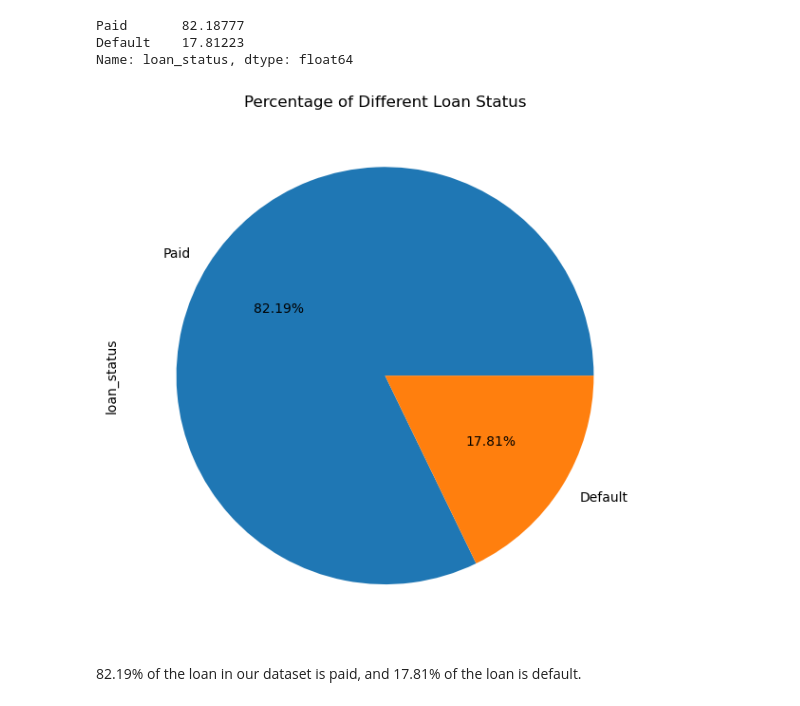
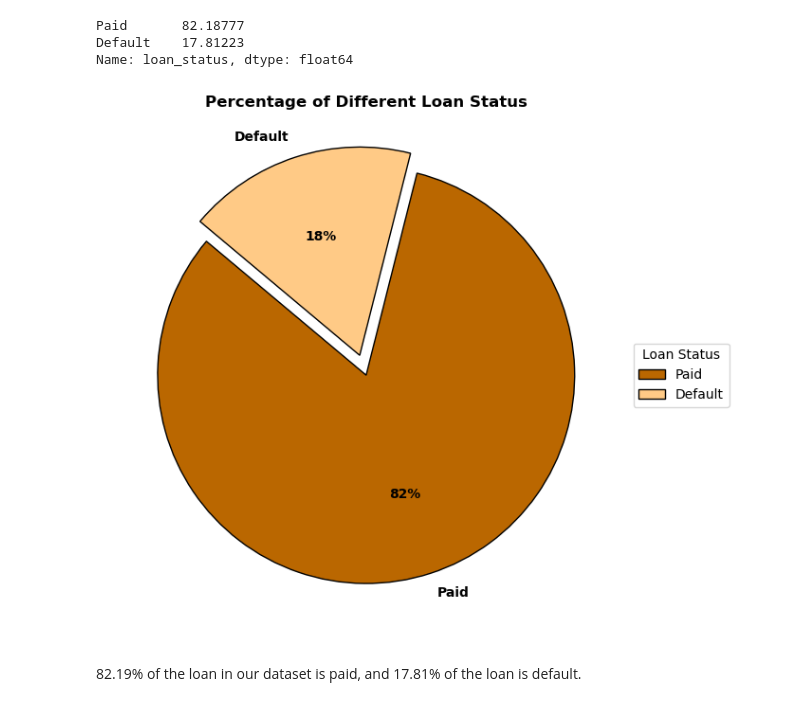
Before and after one commit to rachellliao/loan-default-prediction, a Jupyter notebook: 2. EDA.ipynb, the cells around one changed output. Drawn from its saved outputs; the diff is of its cells as text; code cells hidden in the pictures.

```diff
--- a/2. EDA.ipynb
+++ b/2. EDA.ipynb
@@ -202,16 +202,24 @@ df_modified['loan_status'].value_counts() / len(df_modified) * 100
 Paid       82.18777
 Default    17.81223
 Name: loan_status, dtype: float64
-# %%
-# Create a pie chart for the percentage of each unique value in the modified 'loan_status' column
-plt.figure(figsize=(10, 6))
-loan_status_counts = df_modified['loan_status'].value_counts()
-loan_status_counts.plot(kind='pie', autopct='%1.2f%%')
-plt.title('Percentage of Different Loan Status')
-plt.tight_layout()
-plt.show()
-# %% [output]
-[figure, removed]
+# %%
+plt.figure(figsize=(10, 6))
+loan_status_counts = df_modified['loan_status'].value_counts()
+colors = ['#ba6700', '#ffca86']
+explode = [0, 0.1]  # To create a slight separation between slices
+
+# Plot the pie chart with legend, rounded percentages, and black outline
+plt.pie(loan_status_counts, labels=loan_status_counts.index, autopct='%1.0f%%', colors=colors, startangle=140, explode=explode,
+        wedgeprops={'edgecolor': 'black'}, textprops={'weight': 'bold'})
+
+# Add a legend on the side
+plt.legend(title='Loan Status', loc='center left', bbox_to_anchor=(1, 0.5))
+
+plt.title('Percentage of Different Loan Status', fontweight='bold')
+plt.tight_layout()
+plt.show()
+# %% [output]
+[figure, added]
 # %% [markdown]
 82.19% of the loan in our dataset is paid, and 17.81% of the loan is default.
 # %%
```
Also changed, not shown: parts of 6 cells of this notebook.
